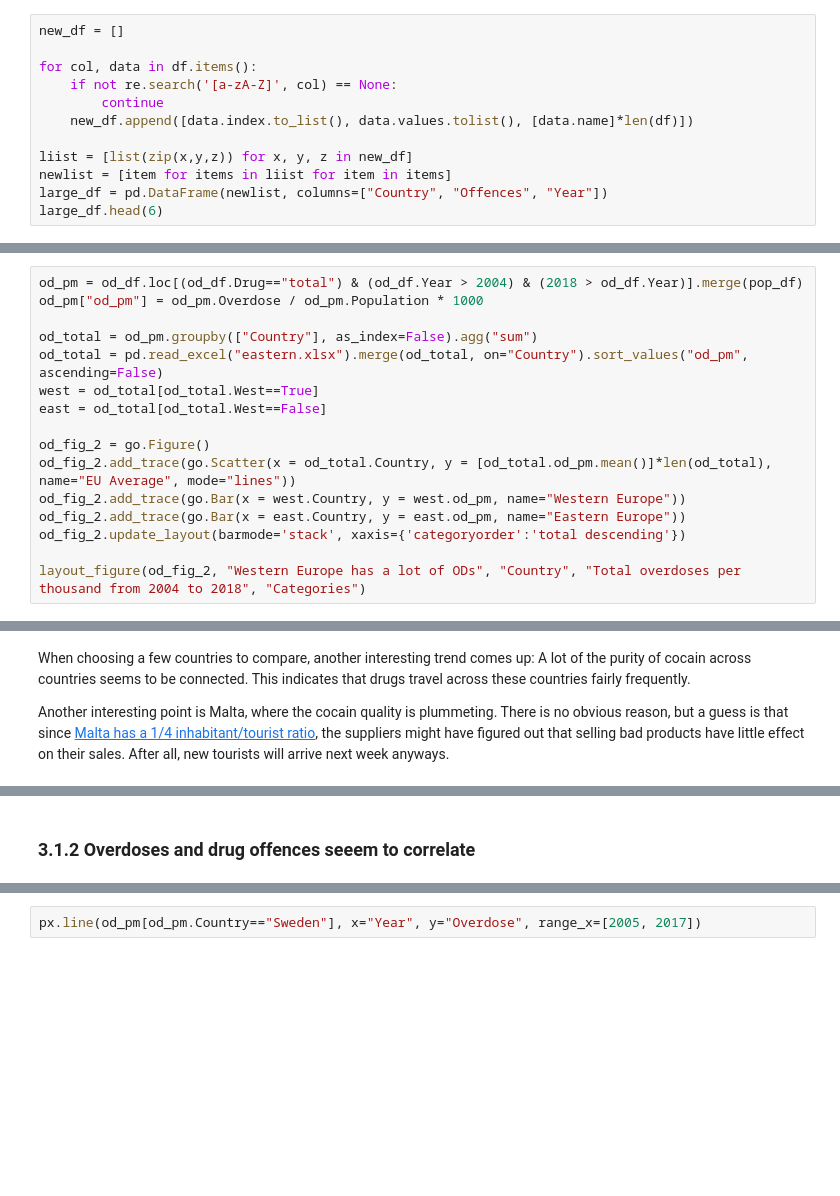
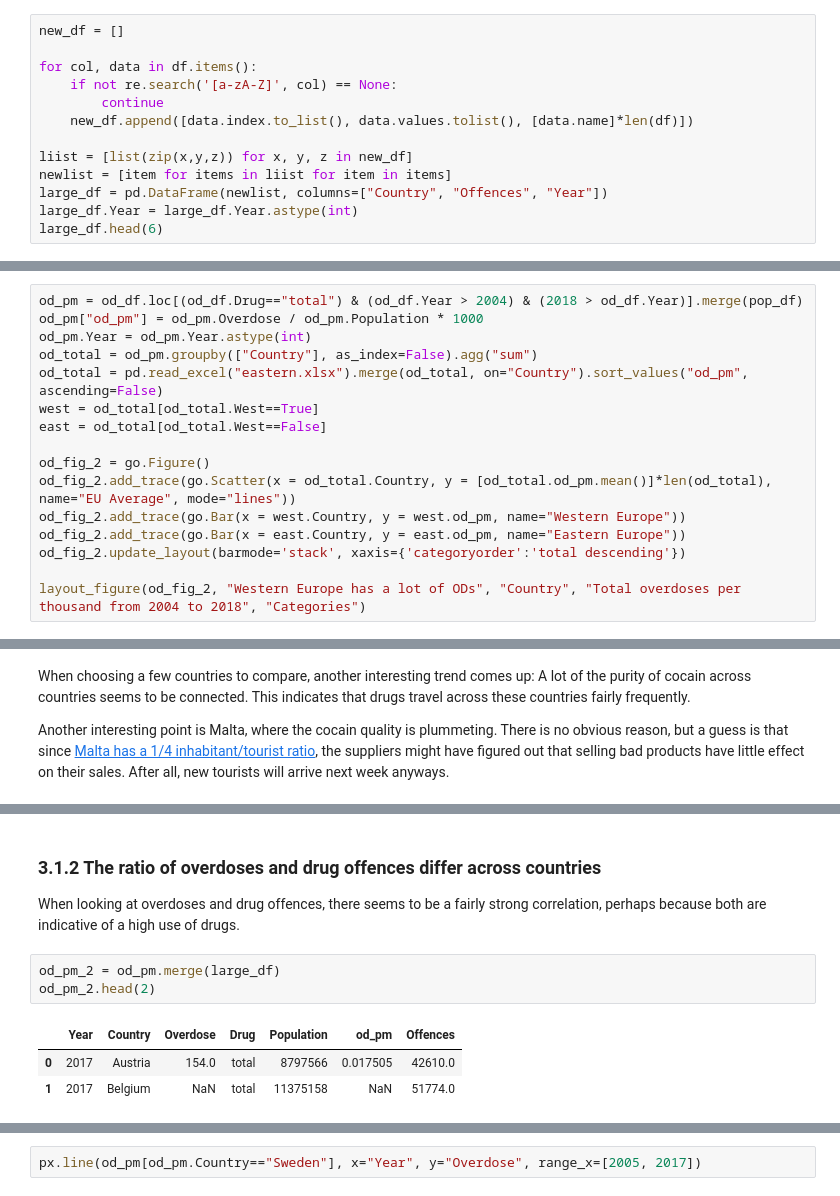
Before and after one commit to s171243/SocialDataAnalyis, a Jupyter notebook: final_project.ipynb, the cells around one changed output, grey strips where cells are left out. Cells and saved outputs as stored; diff of their text form; blank space fills up the shorter version.

```diff
--- a/final_project.ipynb
+++ b/final_project.ipynb
@@ -89,6 +95,7 @@ for col, data in df.items():
 liist = [list(zip(x,y,z)) for x, y, z in new_df]
 newlist = [item for items in liist for item in items]
 large_df = pd.DataFrame(newlist, columns=["Country", "Offences", "Year"])
+large_df.Year = large_df.Year.astype(int)
 large_df.head(6)
 # %% [output]
 |  | Country | Offences | Year |
@@ -320,7 +328,7 @@ It is clear to see that a small list of countries account for a huge part of the
 # %%
 od_pm = od_df.loc[(od_df.Drug=="total") & (od_df.Year > 2004) & (2018 > od_df.Year)].merge(pop_df)
 od_pm["od_pm"] = od_pm.Overdose / od_pm.Population * 1000
-
+od_pm.Year = od_pm.Year.astype(int)
 od_total = od_pm.groupby(["Country"], as_index=False).agg("sum")
 od_total = pd.read_excel("eastern.xlsx").merge(od_total, on="Country").sort_values("od_pm", ascending=False)
 west = od_total[od_total.West==True]
@@ -377,5 +385,13 @@ chosen_purity = px.line(purity_df[(purity_df.Drug=="cocaine") & (purity_df.Count
 chosen_purity.update_yaxes(ticksuffix="%")
 # %% [output]
 [interactive output not drawn]
-# %% [markdown]
-### 3.1.2 Overdoses and drug offences seeem to correlate
+# %% [markdown]
+### 3.1.2 The ratio of overdoses and drug offences differ across countries
+When looking at overdoses and drug offences, there seems to be a fairly strong correlation, perhaps because both are indicative of a high use of drugs.
+# %%
+od_pm_2 = od_pm.merge(large_df)
+od_pm_2.head(2)
+# %% [output]
+|  | Year | Country | Overdose | Drug | Population | od_pm | Offences |
+| 0 | 2017 | Austria | 154.0 | total | 8797566 | 0.017505 | 42610.0 |
+| 1 | 2017 | Belgium | NaN | total | 11375158 | NaN | 51774.0 |
```
Also changed, not shown: parts of 14 cells of this notebook.
